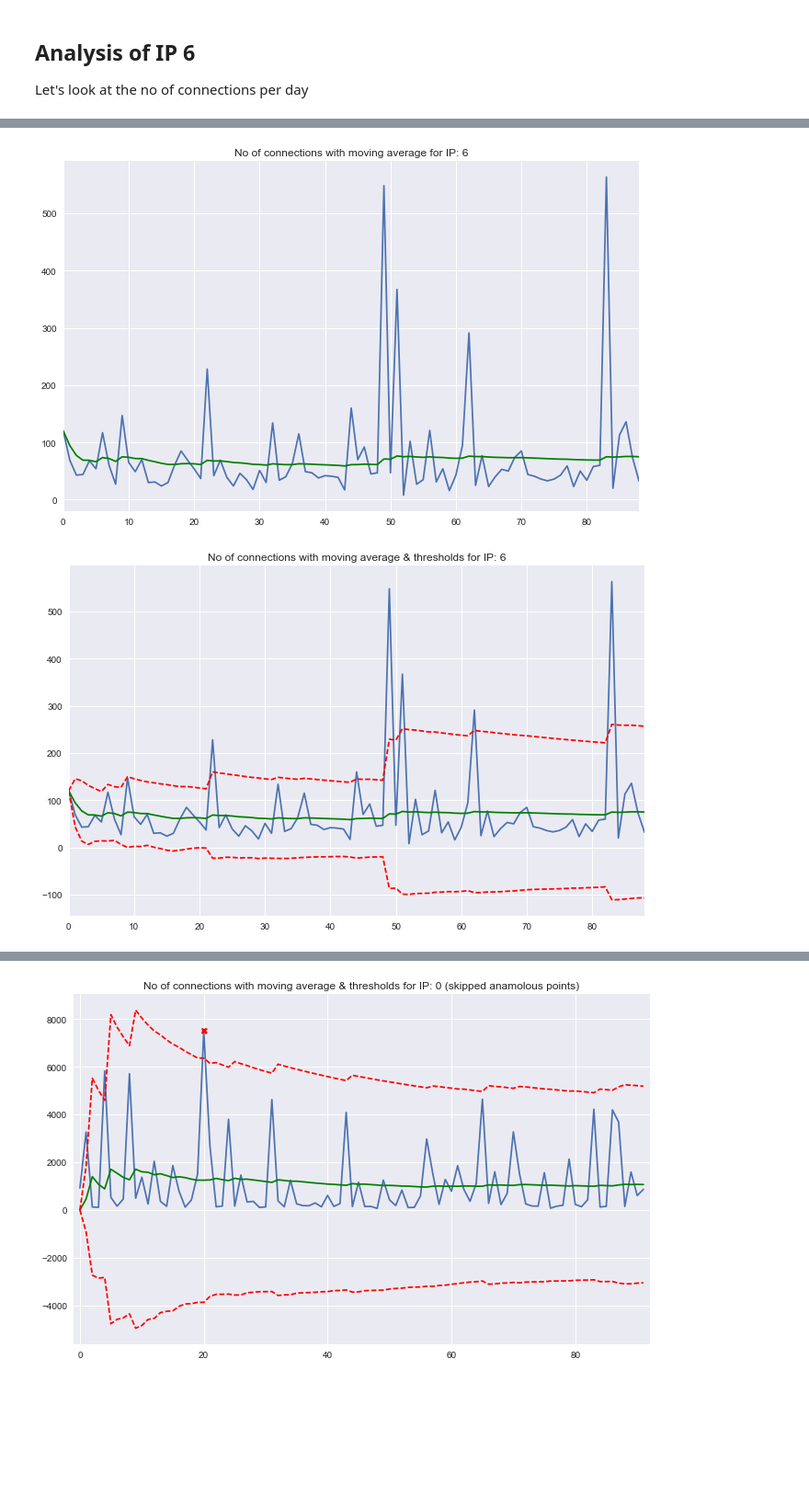
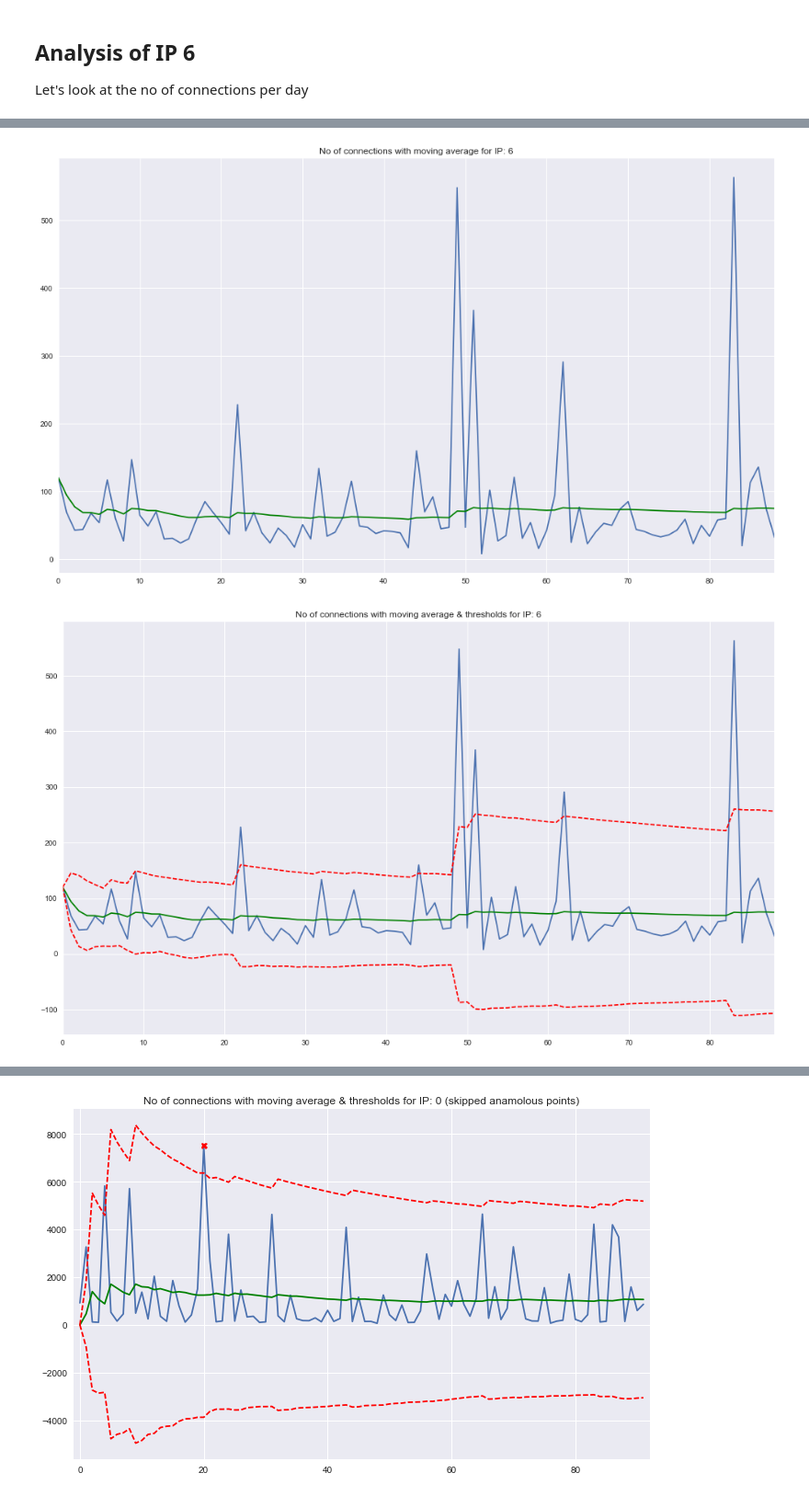
Before and after one commit to mebjas/owasp.tw.0718, a Jupyter notebook: notebooks/Anomaly Detection.ipynb, the cells around one changed output, grey strips where cells are left out. Shown at 92% size. Cells and saved outputs as stored; diff of their text form; code cells hidden in the pictures; blank space fills up the shorter version.

```diff
--- a/notebooks/Anomaly Detection.ipynb
+++ b/notebooks/Anomaly Detection.ipynb
@@ -19,6 +19,8 @@ sns.set(color_codes=True)
 # %%
 import warnings
 warnings.filterwarnings('ignore')
+# %%
+FIGSIZE = (15,10)
 # %% [markdown]
 ### Content
 Each row consists of four columns:
@@ -122,14 +124,14 @@ for f in df3['f'].values:
 
 df3['mvavg'] = mvavg
 # %%
-plt.figure(figsize=(10,7))
+plt.figure(figsize=FIGSIZE)
 sns.tsplot(df3['f'])
 sns.tsplot(df3['mvavg'], color='green')
 
 plt.title("No of connections with moving average for IP: %s" % ip)
 plt.show()
 # %% [output]
-[figure, old version]
+[figure, new version]
 # %%
 mvavg = []
 mvstd = []
@@ -152,7 +154,7 @@ df3['mvstd'] = mvstd
 df3['mvpost'] = mvpost
 df3['mvnegt'] = mvnegt
 # %%
-plt.figure(figsize=(10,7))
+plt.figure(figsize=FIGSIZE)
 sns.tsplot(df3['f'])
 sns.tsplot(df3['mvavg'], color='green')
 
@@ -163,7 +165,7 @@ sns.tsplot(df3['mvnegt'], color='red', linestyle='--')
 plt.title("No of connections with moving average & thresholds for IP: %s" % ip)
 plt.show()
 # %% [output]
-[figure, old version]
+[figure, new version]
 # %%
 mvavg = []
 mvstd = []
```
Also changed, not shown: parts of 16 cells of this notebook.
